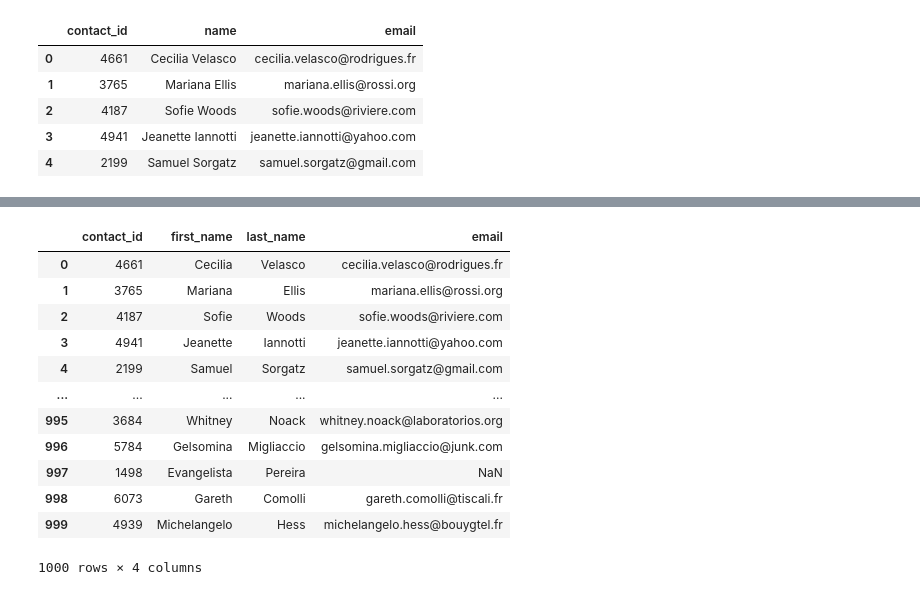
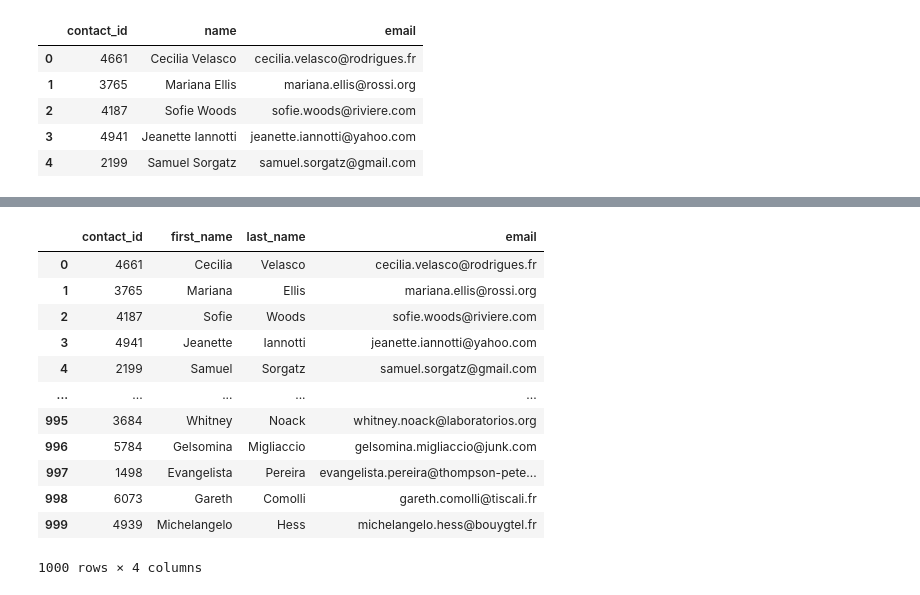
Before and after one commit to Robotrousers/Crowdfunding_ETL, a Jupyter notebook: ETL_Mini_Project_CSaldivar_CTurner.ipynb, the cells around one changed output, grey strips where cells are left out. Saved outputs shown, nothing was run; the diff lists cells and outputs as text; code cells hidden in the pictures.

```diff
--- a/ETL_Mini_Project_CSaldivar_CTurner.ipynb
+++ b/ETL_Mini_Project_CSaldivar_CTurner.ipynb
@@ -566,21 +569,23 @@ contact_info_reg
 1000 rows × 4 columns
 # %%
 # Reorder the columns
-contact_info_reg[['contact_id', 'first_name', 'last_name', 'email']]
+contact_info_reg=contact_info_reg[['contact_id', 'first_name', 'last_name', 'email']]
-# %% [output]
-|  | contact_id | first_name | last_name | email |
-| 0 | 4661 | Cecilia | Velasco | cecilia.velasco@rodrigues.fr |
-| 1 | 3765 | Mariana | Ellis | mariana.ellis@rossi.org |
-| 2 | 4187 | Sofie | Woods | sofie.woods@riviere.com |
-| 3 | 4941 | Jeanette | Iannotti | jeanette.iannotti@yahoo.com |
-| 4 | 2199 | Samuel | Sorgatz | samuel.sorgatz@gmail.com |
-| ... | ... | ... | ... | ... |
-| 995 | 3684 | Whitney | Noack | whitney.noack@laboratorios.org |
-| 996 | 5784 | Gelsomina | Migliaccio | gelsomina.migliaccio@junk.com |
-| 997 | 1498 | Evangelista | Pereira | NaN |
-| 998 | 6073 | Gareth | Comolli | gareth.comolli@tiscali.fr |
-| 999 | 4939 | Michelangelo | Hess | michelangelo.hess@bouygtel.fr |
-1000 rows × 4 columns
+# %%
+contact_info_reg
+# %% [output]
+|  | contact_id | first_name | last_name | email |
+| 0 | 4661 | Cecilia | Velasco | cecilia.velasco@rodrigues.fr |
+| 1 | 3765 | Mariana | Ellis | mariana.ellis@rossi.org |
+| 2 | 4187 | Sofie | Woods | sofie.woods@riviere.com |
+| 3 | 4941 | Jeanette | Iannotti | jeanette.iannotti@yahoo.com |
+| 4 | 2199 | Samuel | Sorgatz | samuel.sorgatz@gmail.com |
+| ... | ... | ... | ... | ... |
+| 995 | 3684 | Whitney | Noack | whitney.noack@laboratorios.org |
+| 996 | 5784 | Gelsomina | Migliaccio | gelsomina.migliaccio@junk.com |
+| 997 | 1498 | Evangelista | Pereira | evangelista.pereira@thompson-pete... |
+| 998 | 6073 | Gareth | Comolli | gareth.comolli@tiscali.fr |
+| 999 | 4939 | Michelangelo | Hess | michelangelo.hess@bouygtel.fr |
+1000 rows × 4 columns
 # %%
 # Check the datatypes one more time before exporting as CSV file.
 contact_info_reg.info()
```
Also changed, not shown: parts of 4 cells of this notebook, 1 other file.
